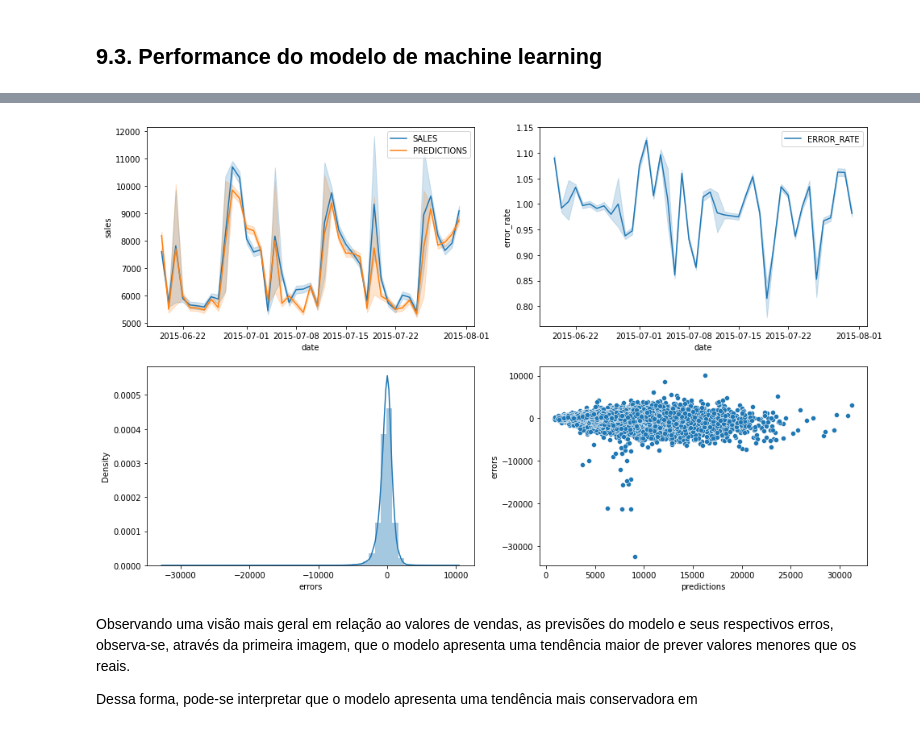
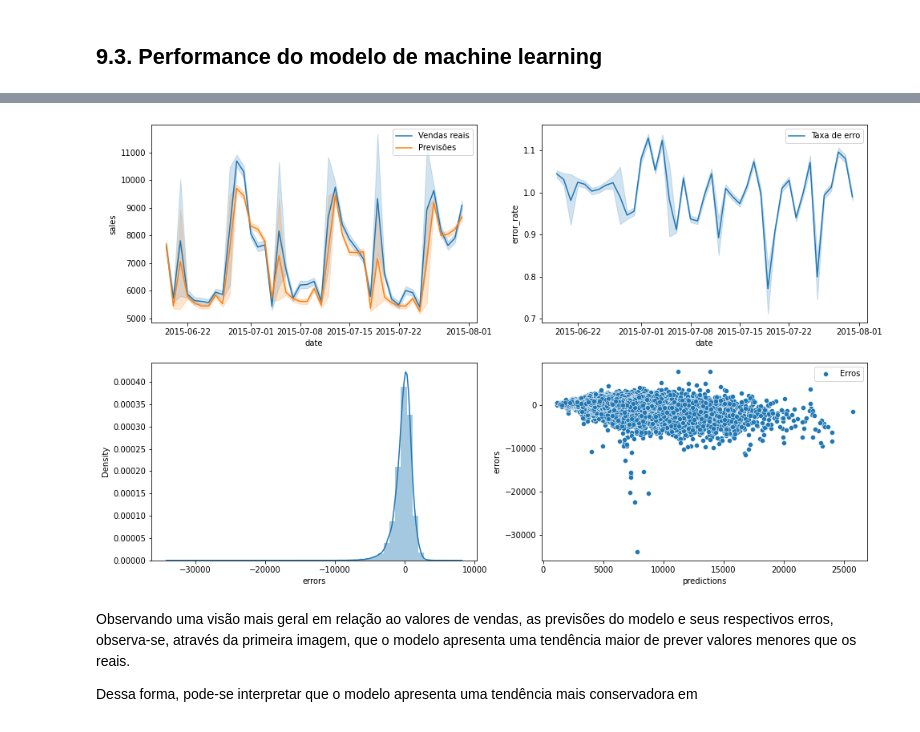
Before and after one commit to pedropscf/1-Rossman-Sales-Prediction, a Jupyter notebook: m05_vid01_store_sales_prediction_PTBR.ipynb, the cells around one changed output, grey strips where cells are left out. Drawn from its saved outputs; the diff is of its cells as text; code cells hidden in the pictures.

```diff
--- a/m05_vid01_store_sales_prediction_PTBR.ipynb
+++ b/m05_vid01_store_sales_prediction_PTBR.ipynb
@@ -1181,11 +1209,11 @@ MAX_EVAL = 5
 # %% [markdown]
 ## 8.2. Modelo final
 # %%
-param_tuned = {'n_estimators':350,
+param_tuned = {'n_estimators':400,
          'eta':0.03,
          'max_depth':9,
-         'subsample':0.5,
-         'colsample_bytee':0.3,
+         'subsample':0.1,
+         'colsample_bytree':0.9,
          'min_child_weight':3
         }
 # %%
@@ -1194,7 +1222,7 @@ model_xgb_tuned = xgb.XGBRegressor(objective='reg:squarederror',
                              eta=param_tuned['eta'],
                              max_depth=param_tuned['max_depth'],
                              subsample=param_tuned['subsample'],
-                             colsample_bytee=param_tuned['colsample_bytee'],
+                             colsample_bytree=param_tuned['colsample_bytree'],
                              min_child_weight=param_tuned['min_child_weight'],
                              n_jobs=-1, random_state=42).fit(X_train, y_train)
 
@@ -1272,23 +1321,25 @@ df9['error_rate'] = df9['predictions'] / df9['sales']
 # %%
-plt.figure(figsize=(16,10))
+fig = plt.figure(figsize=(16,10))
 
 plt.subplot(2,2,1)
-sns.lineplot(x='date',y='sales', data=df9, label='SALES')
-sns.lineplot(x='date',y='predictions', data=df9, label='PREDICTIONS')
+sns.lineplot(x='date',y='sales', data=df9, label='Vendas reais')
+sns.lineplot(x='date',y='predictions', data=df9, label='Previsões')
 
 plt.subplot(2,2,2)
-sns.lineplot(x='date',y='error_rate', data=df9, label='ERROR_RATE')
+sns.lineplot(x='date',y='error_rate', data=df9, label='Taxa de erro')
 
 plt.subplot(2,2,3)
-sns.distplot(df9['errors'])
+sns.distplot(df9['errors'], label='Distribuição dos erros')
 
 
 plt.subplot(2,2,4)
-sns.scatterplot(df9['predictions'], df9['errors'])
+sns.scatterplot(df9['predictions'], df9['errors'], label='Erros')
+
+plt.savefig('img/model_results.png', dpi=fig.dpi)
 
 plt.show()
 # %% [output]
-[figure, old version]
+[figure, new version]
 # %% [markdown]
 Observando uma visão mais geral em relação ao valores de vendas, as previsões do modelo e seus respectivos erros, observa-se, através da primeira imagem, que o modelo apresenta uma tendência maior de prever valores menores que os reais.
 
```
Also changed, not shown: parts of 38 cells of this notebook, 30 other files.
